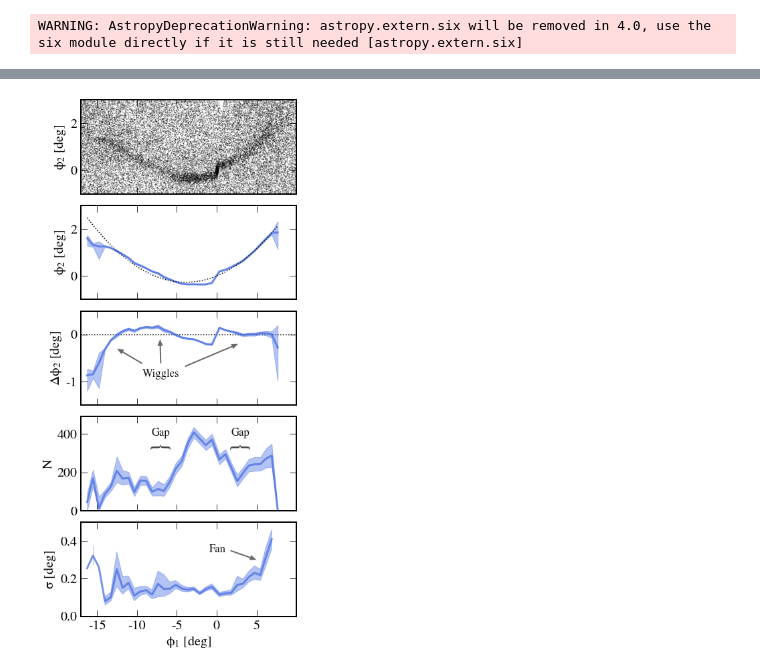
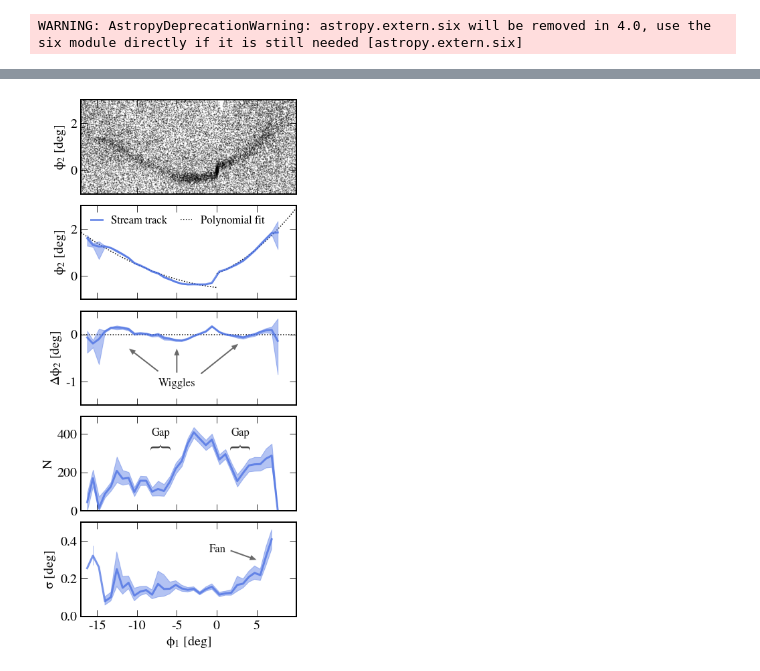
Before and after one commit to adrn/Pal5sBiggestFan, a Jupyter notebook: notebooks/fig_data_profile.ipynb, the cells around one changed output, grey strips where cells are left out. Cells and saved outputs as stored; diff of their text form; code cells hidden in the pictures.

Commit message:
piece-wise polynomial fits for fig3

```diff
--- a/notebooks/fig_data_profile.ipynb
+++ b/notebooks/fig_data_profile.ipynb
@@ -70,6 +29,22 @@ cpal = ceq.transform_to(gc.Pal5)
 wangle = 180*u.deg
 # %%
 row_labels = ['$\phi_2$ [deg]', '$\phi_2$ [deg]', '$\Delta\phi_2$ [deg]', 'N', '$\sigma$ [deg]']
+# %%
+# polynomial along leading
+nlead = 2
+ind_lead = t['phi1']>=0
+plead = np.polyfit(t['phi1'][ind_lead], t['phi2'][ind_lead], nlead)
+polylead = np.poly1d(plead)
+xlead = np.linspace(0,10,30)
+ylead = polylead(xlead)
+
+# polynomial along trailing
+ntrail = 2
+ind_trail = t['phi1']<=0
+ptrail = np.polyfit(t['phi1'][ind_trail], t['phi2'][ind_trail], ntrail)
+polytrail = np.poly1d(ptrail)
+xtrail = np.linspace(-17,0,30)
+ytrail = polytrail(xtrail)
 # %%
 fig, ax = plt.subplots(5,1,figsize=(6,12), sharex='col', sharey='row')
 
@@ -79,58 +54,62 @@ plt.xlim(-17,10)
 plt.ylim(-1,3)
 
 plt.sca(ax[1])
-plt.plot(t['phi1'], poly_track_coarse(t['phi1']), 'k:')
-plt.plot(t['phi1'], t['phi2'], '-', color='royalblue', lw=3, alpha=0.7, zorder=1, label='Observed')
+plt.plot(t['phi1'], t['phi2'], '-', color='royalblue', lw=3, alpha=0.7, zorder=1, label='Stream track')
 plt.fill_between(t['phi1'], t['phi2'] + t['phi2_ep'], t['phi2'] - t['phi2_em'], color='royalblue', alpha=0.4,
                 label='')
+plt.plot(xlead, ylead, 'k:', label='', zorder=0)
+plt.plot(xtrail, ytrail, 'k:', label='Polynomial fit', zorder=0)
 plt.ylim(-1,3)
+plt.legend(loc=2,ncol=2,frameon=False, fontsize='small', handlelength=1, columnspacing=1.2)
 
 plt.sca(ax[2])
 plt.axhline(0, color='k', ls=':', zorder=0)
-plt.plot(t['phi1'], t['phi2'] - poly_track_coarse(t['phi1']),
+polytrack = np.concatenate([polytrail(t['phi1'][t['phi1']<0]), polylead(t['phi1'][t['phi1']>0])])
+plt.plot(t['phi1'], t['phi2'] - polytrack,
              '-', color='royalblue', lw=3, alpha=0.7, zorder=20)
-plt.fill_between(t['phi1'], t['phi2'] + t['phi2_ep'] - poly_track_coarse(t['phi1']),
-                 t['phi2'] - t['phi2_em'] - poly_track_coarse(t['phi1']), zorder=1,color='royalblue', alpha=0.4)
+plt.fill_between(t['phi1'], t['phi2'] + t['phi2_ep'] - polytrack,
+                 t['phi2'] - t['phi2_em'] - polytrack, zorder=1,color='royalblue', alpha=0.4)
 plt.ylim(-1.5,0.5)
 
-plt.annotate('Wiggles', (2.7,-0.2), (-7,-0.9), ha='center', fontsize='small', color='#111111',
+textpos = (-5,-1.1)
+plt.annotate('Wiggles', (2.7,-0.2), textpos, ha='center', fontsize='small', color='#111111',
              bbox=dict(boxstyle='square, pad=0.5', fc='none', ec='none'),
              arrowprops=dict(color='#444444', width=2, alpha=0.8, headwidth=8, headlength=10, linewidth=0))
-plt.annotate('       ', (-7.1,-0.1), (-7,-0.9), ha='center', fontsize='small',
+plt.annotate('       ', (-4.999,-0.3), textpos, ha='center', fontsize='small',
              bbox=dict(boxstyle='square, pad=0.5', fc='none', ec='none'),
              arrowprops=dict(color='#444444', width=2, alpha=0.8, headwidth=8, headlength=10, linewidth=0))
-plt.annotate('       ', (-12.5,-0.3), (-7,-0.9), ha='center', fontsize='small',
+plt.annotate('       ', (-11,-0.3), textpos, ha='center', fontsize='small',
              bbox=dict(boxstyle='square, pad=0.8', fc='none', ec='none'),
              arrowprops=dict(color='#444444', width=2, alpha=0.8, headwidth=8, headlength=10, linewidth=0))
 
 plt.sca(ax[3])
 plt.plot(t['phi1'], t['n'], '-', color='royalblue', lw=3, alpha=0.7)
 plt.fill_between(t['phi1'], t['n'] + t['n_ep'], t['n'] - t['n_em'], color='royalblue', alpha=0.4)
 
 plt.text(-7,390, 'Gap', ha='center', fontsize='small', color='#111111')
 plt.text(3,390, 'Gap', ha='center', fontsize='small', color='#111111')
 plt.annotate(r"$\}$", fontsize=34, rotation=90, xy=(-7,330), color='#444444', ha='center')
 plt.annotate(r"$\}$", fontsize=34, rotation=90, xy=(3,330), color='#444444', ha='center')
 plt.ylim(0,490)
 
 plt.sca(ax[4])
 plt.plot(t['phi1'], t['w'], '-', color='royalblue', lw=3, alpha=0.7)
 plt.fill_between(t['phi1'], t['w'] + t['w_ep'], t['w'] - t['w_em'], color='royalblue', alpha=0.4)
 plt.xlabel('$\phi_1$ [deg]')
 plt.gca().set_xticks([-15,-10,-5,0,5])
 plt.ylim(0,0.5)
 
 plt.text(0.1, 0.34, 'Fan', ha='center', fontsize='small', color='#111111',)
 plt.annotate('   ', (5,0.3), (0.1,0.38), ha='center', fontsize='small', color='#111111',
              bbox=dict(boxstyle='square, pad=0.8', fc='none', ec='none'),
              arrowprops=dict(color='#444444', width=2, alpha=0.8, headwidth=8, headlength=10, linewidth=0))
 
 
 for i in range(5):
     plt.sca(ax[i])
     plt.ylabel(row_labels[i])
 
 plt.tight_layout(h_pad=0, w_pad=0.4)
 plt.savefig('../paper/observed_profiles.pdf', dpi=200)
 # %% [output]
-[figure, old version]
+[figure, new version]
```
Also changed, not shown: parts of 3 cells of this notebook, 2 other files.
